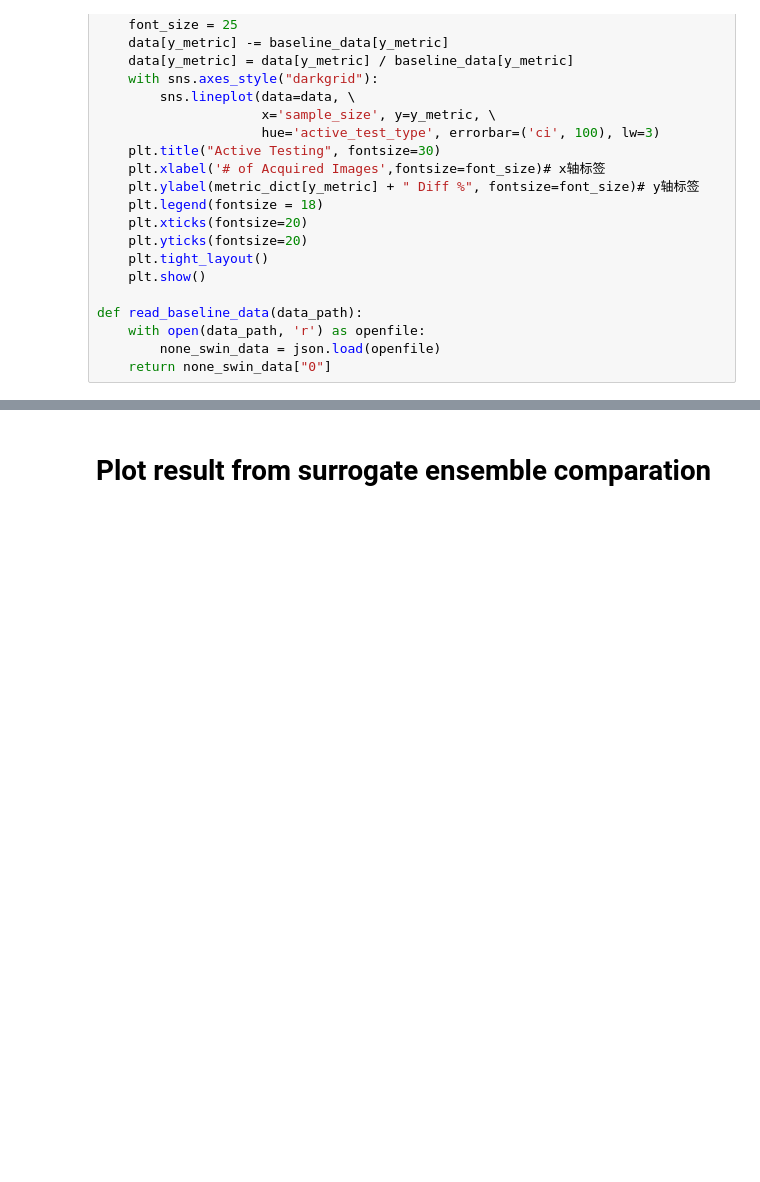
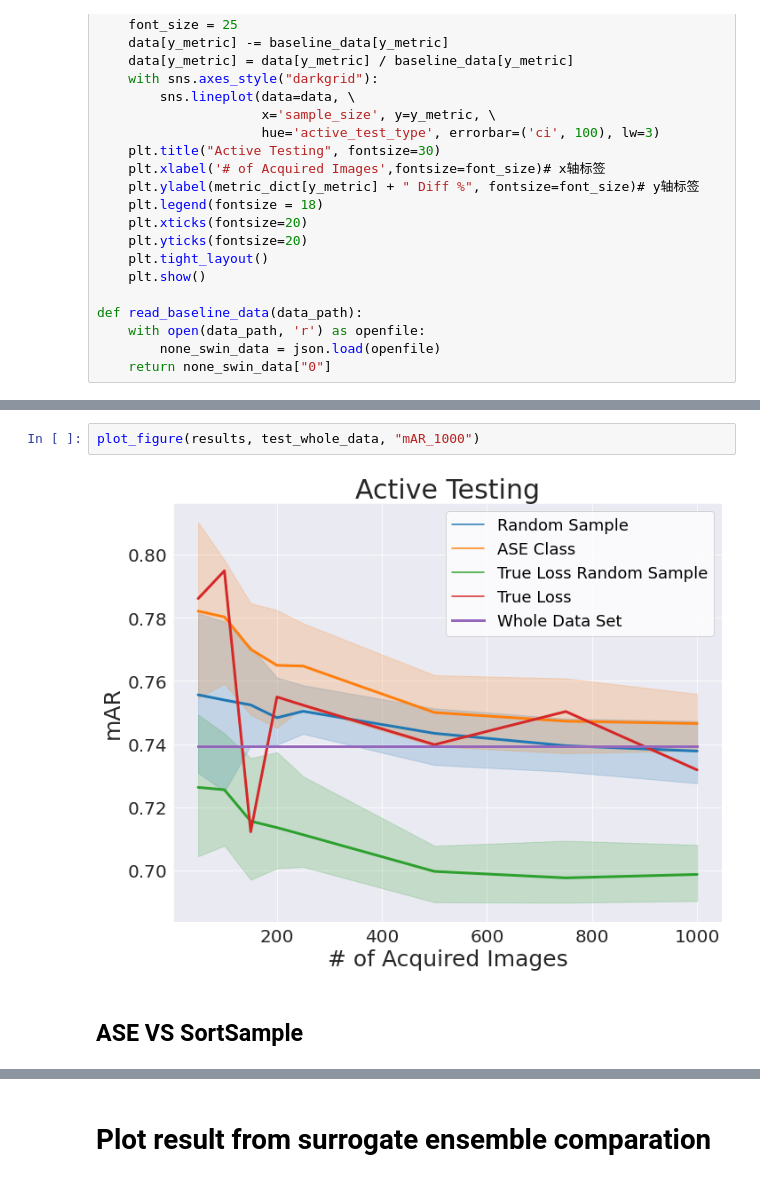
Before and after one commit to susanbao/orkspace, a Jupyter notebook: DINO/active_test_figure.ipynb, the cells around one changed output, grey strips where cells are left out. Drawn from its saved outputs; the diff is of its cells as text; blank space fills up the shorter version.

```diff
--- a/DINO/active_test_figure.ipynb
+++ b/DINO/active_test_figure.ipynb
@@ -111,0 +137,6 @@ def read_baseline_data(data_path):
+# %%
+plot_figure(results, test_whole_data, "mAR_1000")
+# %% [output]
+[figure, added]
+# %% [markdown]
+## ASE VS SortSample
```
Also changed, not shown: parts of 21 cells of this notebook, 4 other files.
